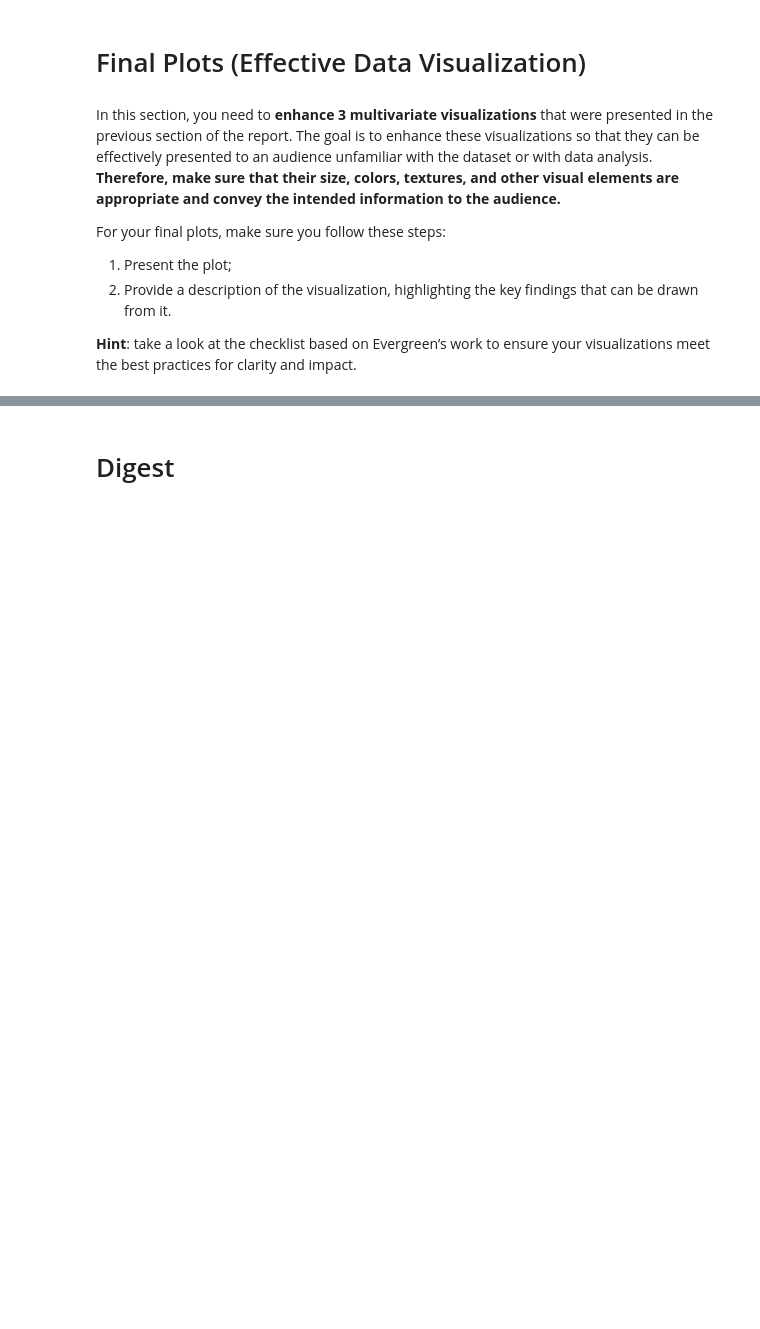
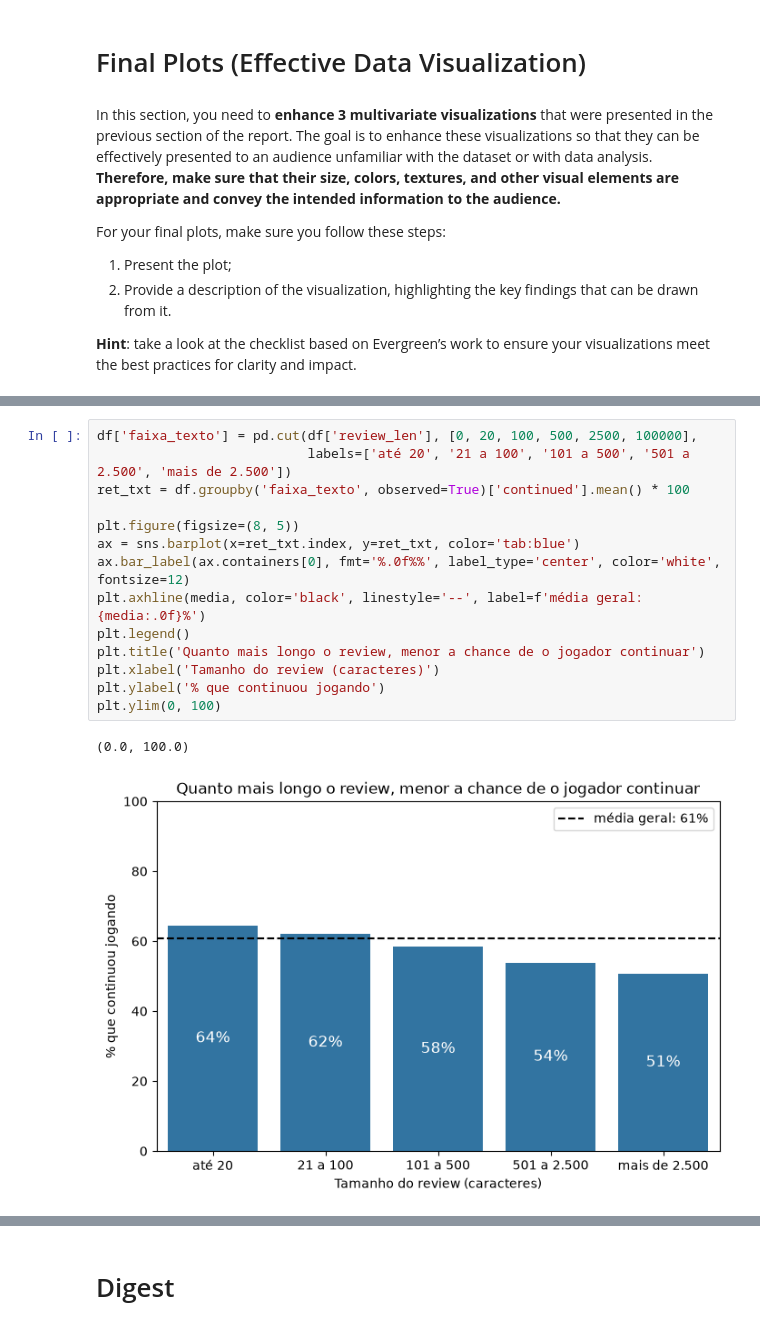
Before and after one commit to larissa04alves/steam-review-retention, a Jupyter notebook: tde-data-science-parte01.ipynb, the cells around one changed output, grey strips where cells are left out. Drawn from its saved outputs; the diff is of its cells as text; blank space fills up the shorter version.

```diff
--- a/tde-data-science-parte01.ipynb
+++ b/tde-data-science-parte01.ipynb
@@ -897,0 +941,17 @@ For your final plots, make sure you follow these steps:
+# %%
+df['faixa_texto'] = pd.cut(df['review_len'], [0, 20, 100, 500, 2500, 100000],
+                           labels=['até 20', '21 a 100', '101 a 500', '501 a 2.500', 'mais de 2.500'])
+ret_txt = df.groupby('faixa_texto', observed=True)['continued'].mean() * 100
+
+plt.figure(figsize=(8, 5))
+ax = sns.barplot(x=ret_txt.index, y=ret_txt, color='tab:blue')
+ax.bar_label(ax.containers[0], fmt='%.0f%%', label_type='center', color='white', fontsize=12)
+plt.axhline(media, color='black', linestyle='--', label=f'média geral: {media:.0f}%')
+plt.legend()
+plt.title('Quanto mais longo o review, menor a chance de o jogador continuar')
+plt.xlabel('Tamanho do review (caracteres)')
+plt.ylabel('% que continuou jogando')
+plt.ylim(0, 100)
+# %% [output]
+(0.0, 100.0)
+[figure, added]
```
Also changed, not shown: parts of 9 cells of this notebook.
